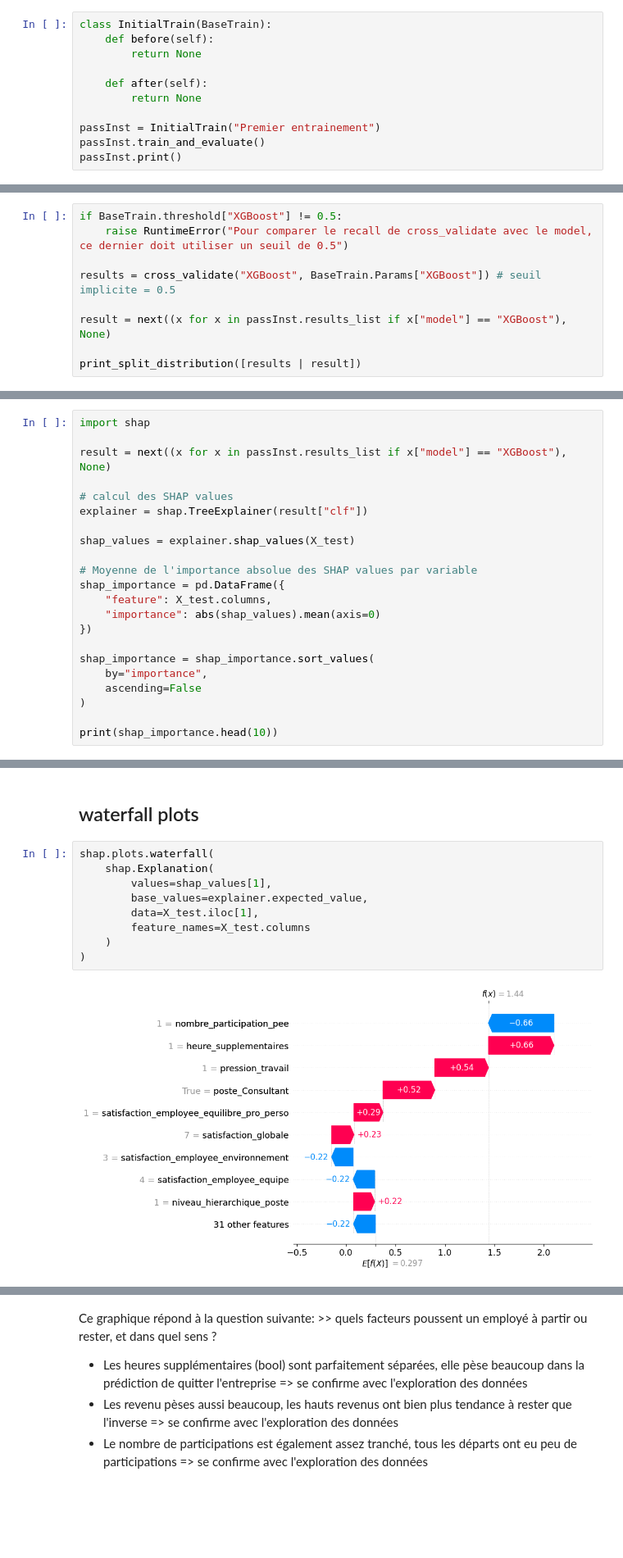
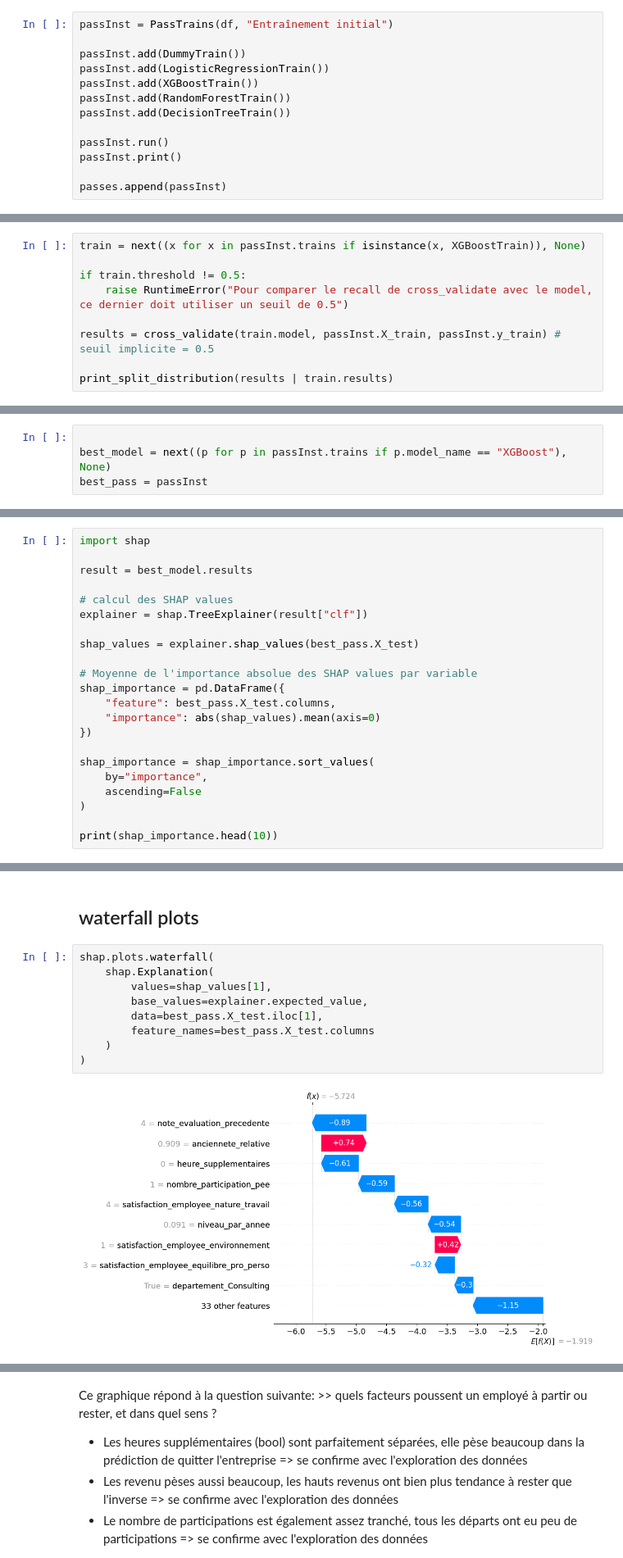
Before and after one commit to Ace4teaM/OCR-NovaTech, a Jupyter notebook: 3.modelisations.ipynb, the cells around one changed output, grey strips where cells are left out. Shown at 82% size. Drawn from its saved outputs; the diff is of its cells as text; blank space fills up the shorter version.

Commit message:
Refonte du code de modélisation. Passage d'un enchainement de passes complémentaires à des passes individuelles terminé par un modèle final

```diff
--- a/3.modelisations.ipynb
+++ b/3.modelisations.ipynb
@@ -772,12 +573,14 @@ Taille du jeu de test : 218 lignes
 # %%
-class InitialTrain(BaseTrain):
-    def before(self):
-        return None
+passInst = PassTrains(df, "Entraînement initial")
 
-    def after(self):
-        return None
+passInst.add(DummyTrain())
+passInst.add(LogisticRegressionTrain())
+passInst.add(XGBoostTrain())
+passInst.add(RandomForestTrain())
+passInst.add(DecisionTreeTrain())
 
-passInst = InitialTrain("Premier entrainement")
-passInst.train_and_evaluate()
+passInst.run()
 passInst.print()
+
+passes.append(passInst)
 # %% [output]
@@ -823,12 +792,12 @@ Si non, vérifier:
 # %%
-if BaseTrain.threshold["XGBoost"] != 0.5:
+train = next((x for x in passInst.trains if isinstance(x, XGBoostTrain)), None)
+
+if train.threshold != 0.5:
     raise RuntimeError("Pour comparer le recall de cross_validate avec le model, ce dernier doit utiliser un seuil de 0.5")
 
-results = cross_validate("XGBoost", BaseTrain.Params["XGBoost"]) # seuil implicite = 0.5
+results = cross_validate(train.model, passInst.X_train, passInst.y_train) # seuil implicite = 0.5
 
-result = next((x for x in passInst.results_list if x["model"] == "XGBoost"), None)
-
-print_split_distribution([results | result])
+print_split_distribution(results | train.results)
 # %% [output]
 Validation croisée stratifié 'recall'
    Exemple : recall_cross_mean = 0.95, le modèle a un rappel moyen de 95% (capacité à détecter les vrais cas) sur les différentes stratification du jeu de test.
@@ -1453,3 +1560,7 @@ pd.DataFrame({
+# %%
+
+best_model = next((p for p in passInst.trains if p.model_name == "XGBoost"), None)
+best_pass = passInst
 # %% [markdown]
 # Export
 # %%
@@ -1732,16 +1731,16 @@ Name: proba_depart, dtype: float32
 # %%
 import shap
 
-result = next((x for x in passInst.results_list if x["model"] == "XGBoost"), None)
+result = best_model.results
 
 # calcul des SHAP values
 explainer = shap.TreeExplainer(result["clf"])
 
-shap_values = explainer.shap_values(X_test)
+shap_values = explainer.shap_values(best_pass.X_test)
 
 # Moyenne de l'importance absolue des SHAP values par variable
 shap_importance = pd.DataFrame({
-    "feature": X_test.columns,
+    "feature": best_pass.X_test.columns,
     "importance": abs(shap_values).mean(axis=0)
 })
 
@@ -1818,14 +1817,14 @@ shap.dependence_plot(
 # %%
 shap.plots.waterfall(
     shap.Explanation(
         values=shap_values[1],
         base_values=explainer.expected_value,
-        data=X_test.iloc[1],
-        feature_names=X_test.columns
+        data=best_pass.X_test.iloc[1],
+        feature_names=best_pass.X_test.columns
     )
 )
 # %% [output]
-[figure, old version]
+[figure, new version]
 # %%
 shap.plots.waterfall(
     shap.Explanation(
```
Also changed, not shown: parts of 71 cells of this notebook, 2 other files.
